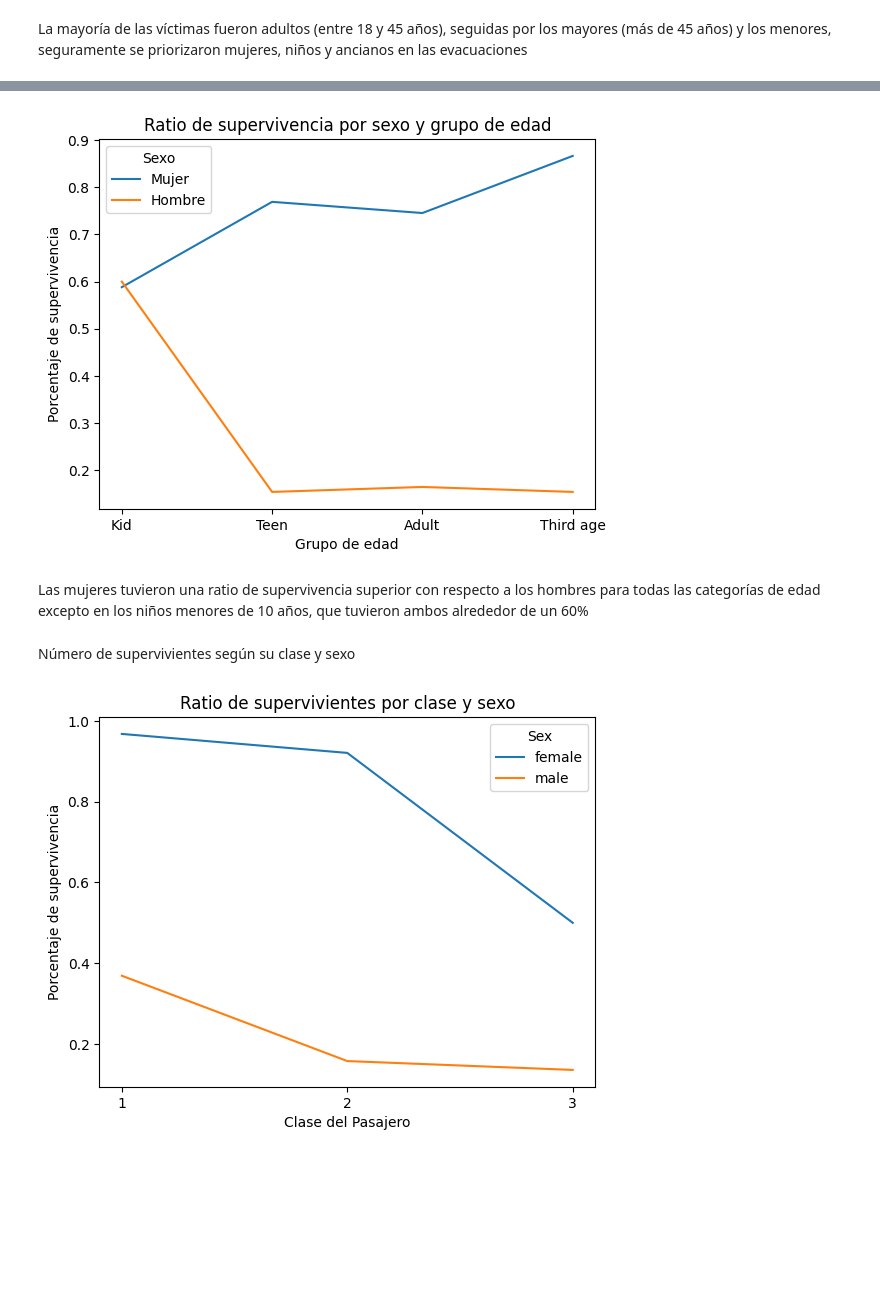
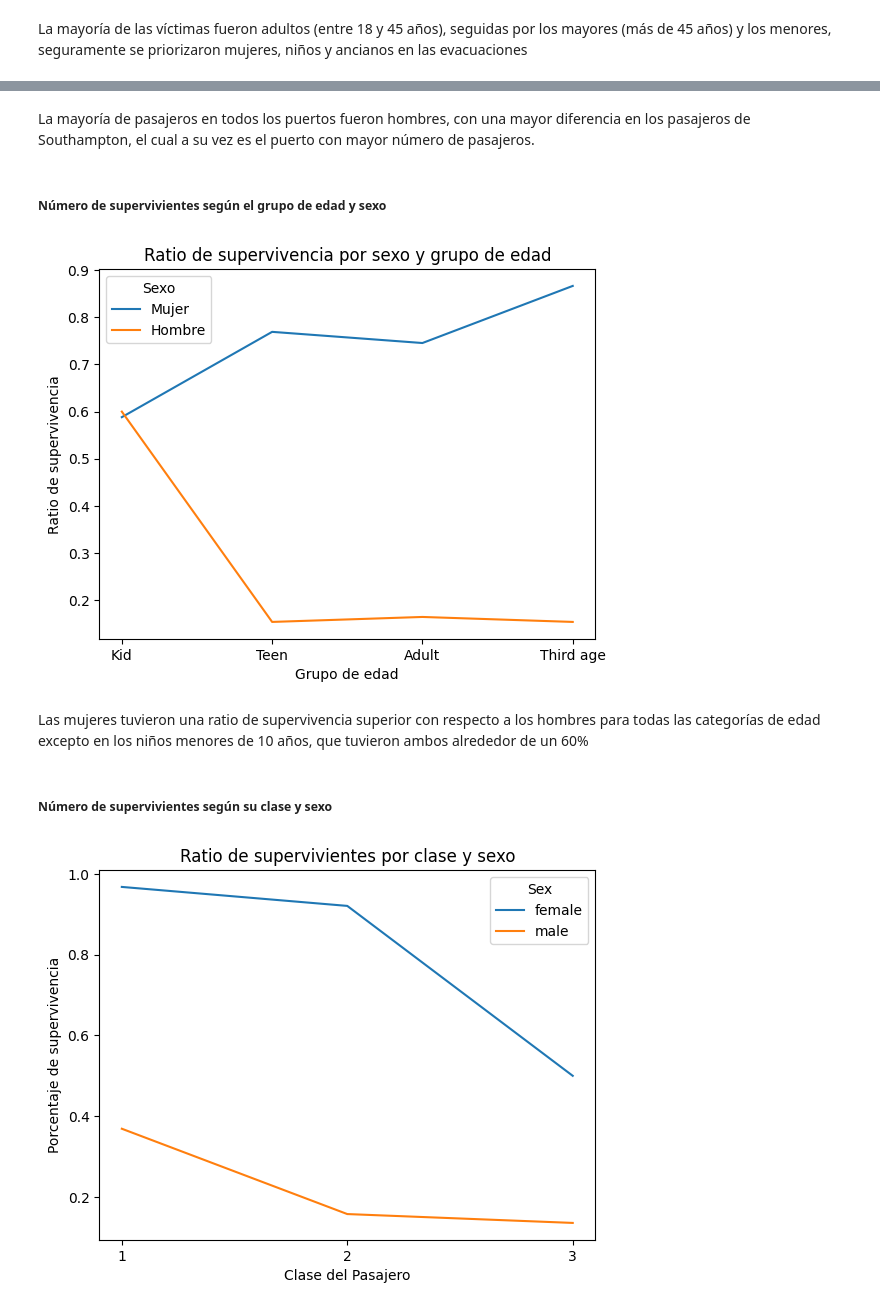
Before and after one commit to JuanPedroMarquez/Proyecto-Final-1_Titanic, a Jupyter notebook: Proyecto 1. Titanic/Ejercicio 3. Proyecto Titanic.ipynb, the cells around one changed output, grey strips where cells are left out. Drawn from its saved outputs; the diff is of its cells as text; code cells hidden in the pictures; blank space fills up the shorter version.

```diff
--- a/Proyecto 1. Titanic/Ejercicio 3. Proyecto Titanic.ipynb
+++ b/Proyecto 1. Titanic/Ejercicio 3. Proyecto Titanic.ipynb
@@ -626,0 +635,4 @@ Los hombres tuvieron una menor ratio de supervivencia que las mujeres en total,
+# %%
+df3 = df2.copy()
+df3.drop(columns=["PassengerId", "SibSp", "Parch", "Ticket", "Cabin", "Name", "LastName"], inplace=True)
+df3.head()
@@ -637,4 +918,4 @@ def age_group(age):
     else:
         return 'Third age'
 
-df2['AgeGroup'] = df2['Age'].apply(age_group)
+df3['AgeGroup'] = df3['Age'].apply(age_group)
@@ -642,0 +944,6 @@ Número de supervivientes según la edad y sexo
+# %%
+df3["Honorific_Name"] = df2["Name"].apply(lambda x: x.split(". ")[0].split(" ")[-1])
+# Partimos el nombre en dos partes donde está el punto y nos quedamos lo que está a la izquierda del punto, y cortamos esa parte según los espacios
+# y nos quedamos con lo que está a la derecha del último espacio.
+
+df3["Honorific_Name"].value_counts()
@@ -654,20 +1140,24 @@ La mayoría de las víctimas fueron adultos (entre 18 y 45 años), seguidas por
+# %% [markdown]
+La mayoría de pasajeros en todos los puertos fueron hombres, con una mayor diferencia en los pasajeros de Southampton, el cual a su vez es el puerto con mayor número de pasajeros.
+# %% [markdown]
+##### Número de supervivientes según el grupo de edad y sexo
 # %%
 age_mapping = {"Kid": 0, "Teen": 1, "Adult": 2, "Third_age": 3}
-df2['AgeGroupOrder'] = df2['AgeGroup'].map(age_mapping)
-df2 = df2.sort_values('AgeGroupOrder')
+df3['AgeGroupOrder'] = df3['AgeGroup'].map(age_mapping)
+df3 = df3.sort_values('AgeGroupOrder')
 
-figura5 = sns.lineplot(data=df2, x = df2["AgeGroup"], y = df2["Survived"], hue=df2["Sex"], errorbar=None)
+figura5 = sns.lineplot(data=df3, x = df3["AgeGroup"], y = df3["Survived"], hue=df3["Sex"], errorbar=None)
 figura5.set_title('Ratio de supervivencia por sexo y grupo de edad')
-figura5.set_ylabel('Porcentaje de supervivencia')
+figura5.set_ylabel('Ratio de supervivencia')
 figura5.set_xlabel('Grupo de edad')
 figura5.legend(title='Sexo', labels=['Mujer', 'Hombre'])
 figura5;
 
-df2 = df2.drop(columns='AgeGroupOrder')
+df3 = df3.drop(columns='AgeGroupOrder')
 # %% [output]
-[figure, old version]
+[figure, new version]
 # %% [markdown]
 Las mujeres tuvieron una ratio de supervivencia superior con respecto a los hombres para todas las categorías de edad excepto en los niños menores de 10 años, que tuvieron ambos alrededor de un 60%
 # %% [markdown]
-Número de supervivientes según su clase y sexo
+##### Número de supervivientes según su clase y sexo
 # %%
```
Also changed, not shown: parts of 134 cells of this notebook.
